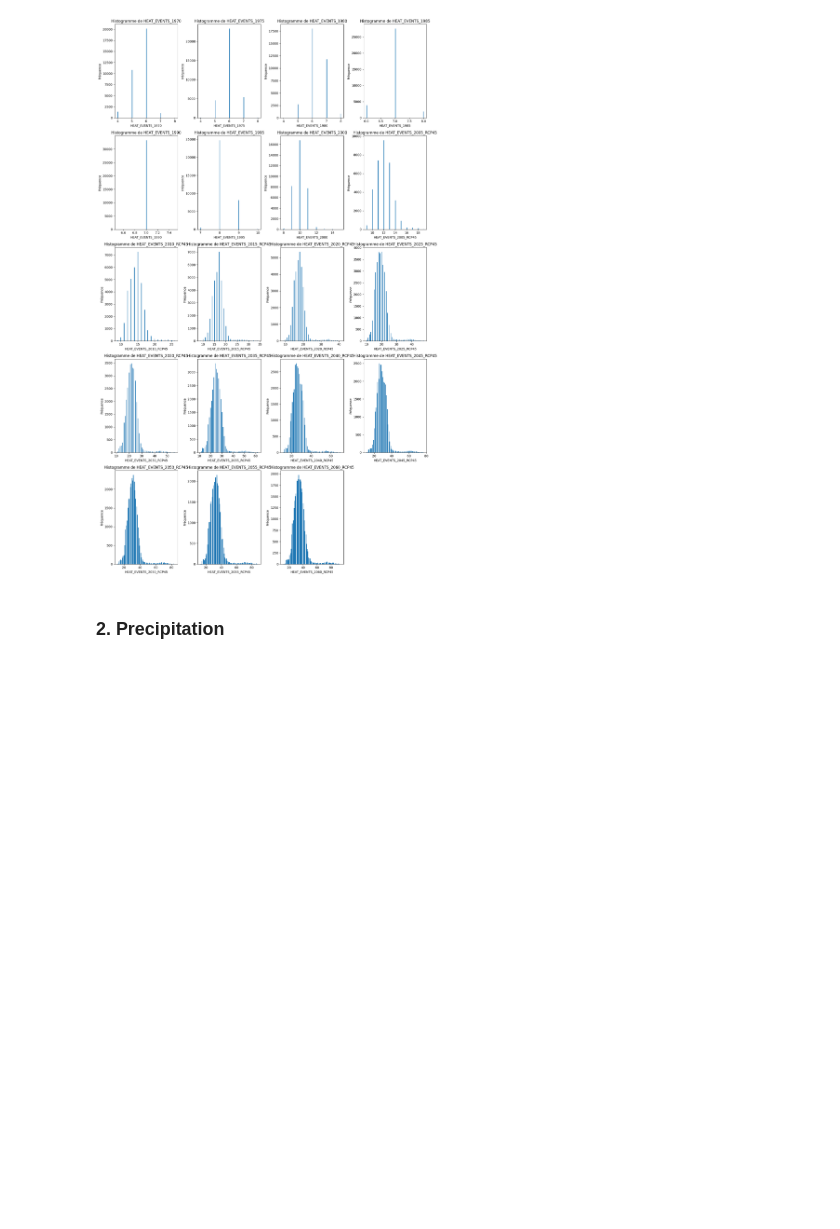
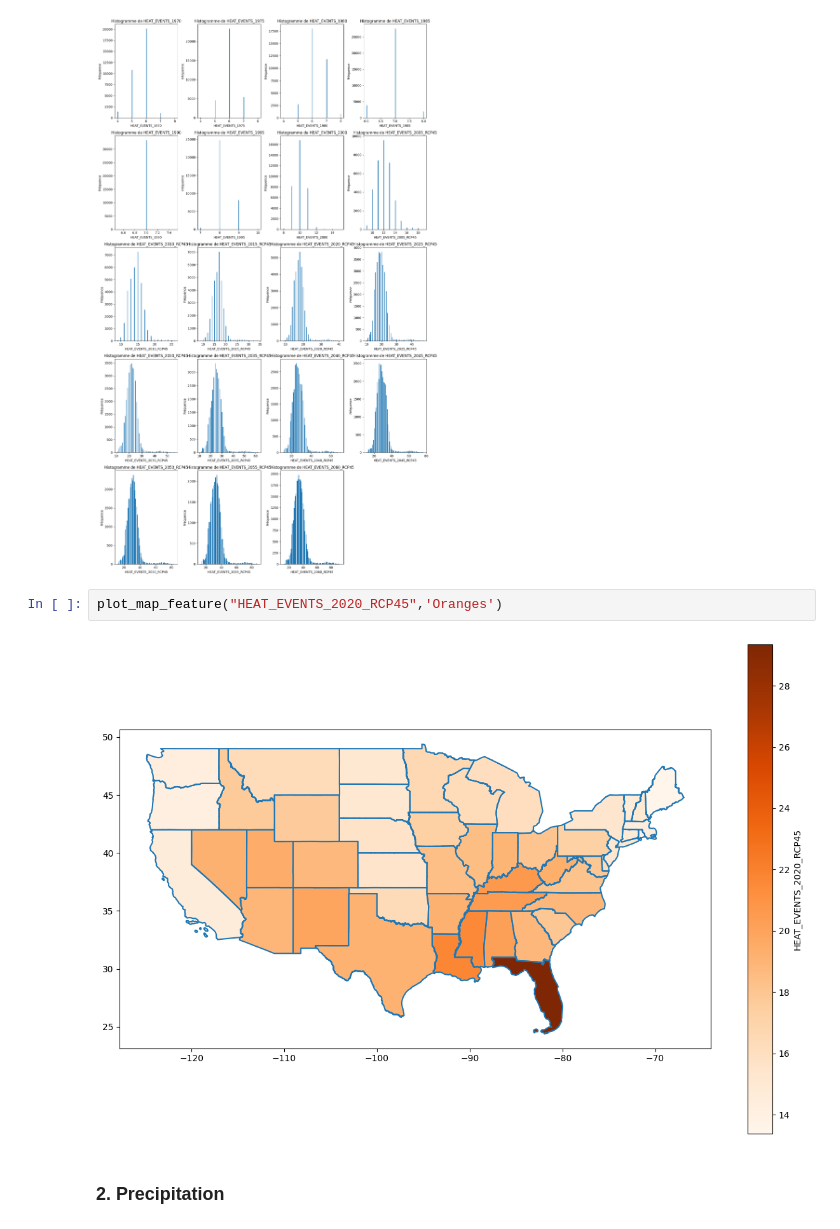
Before and after one commit to Askkip/StatAPP, a Jupyter notebook: US_Climate_Description_Statistics.ipynb, the cells around one changed output. Drawn from its saved outputs; the diff is of its cells as text; blank space fills up the shorter version.

```diff
--- a/US_Climate_Description_Statistics.ipynb
+++ b/US_Climate_Description_Statistics.ipynb
@@ -251,6 +255,10 @@ Amélioration : <span style="color: red">Tracer les moyennes en fonction des gro
 plot_startbyname_histograms(df, "HEAT_EVENTS")
 # %% [output]
 [figure]
+# %%
+plot_map_feature("HEAT_EVENTS_2020_RCP45",'Oranges')
+# %% [output]
+[figure, added]
 # %% [markdown]
 ### 2. Precipitation
 # %% [markdown]
```
Also changed, not shown: parts of 8 cells of this notebook, 3 other files.
